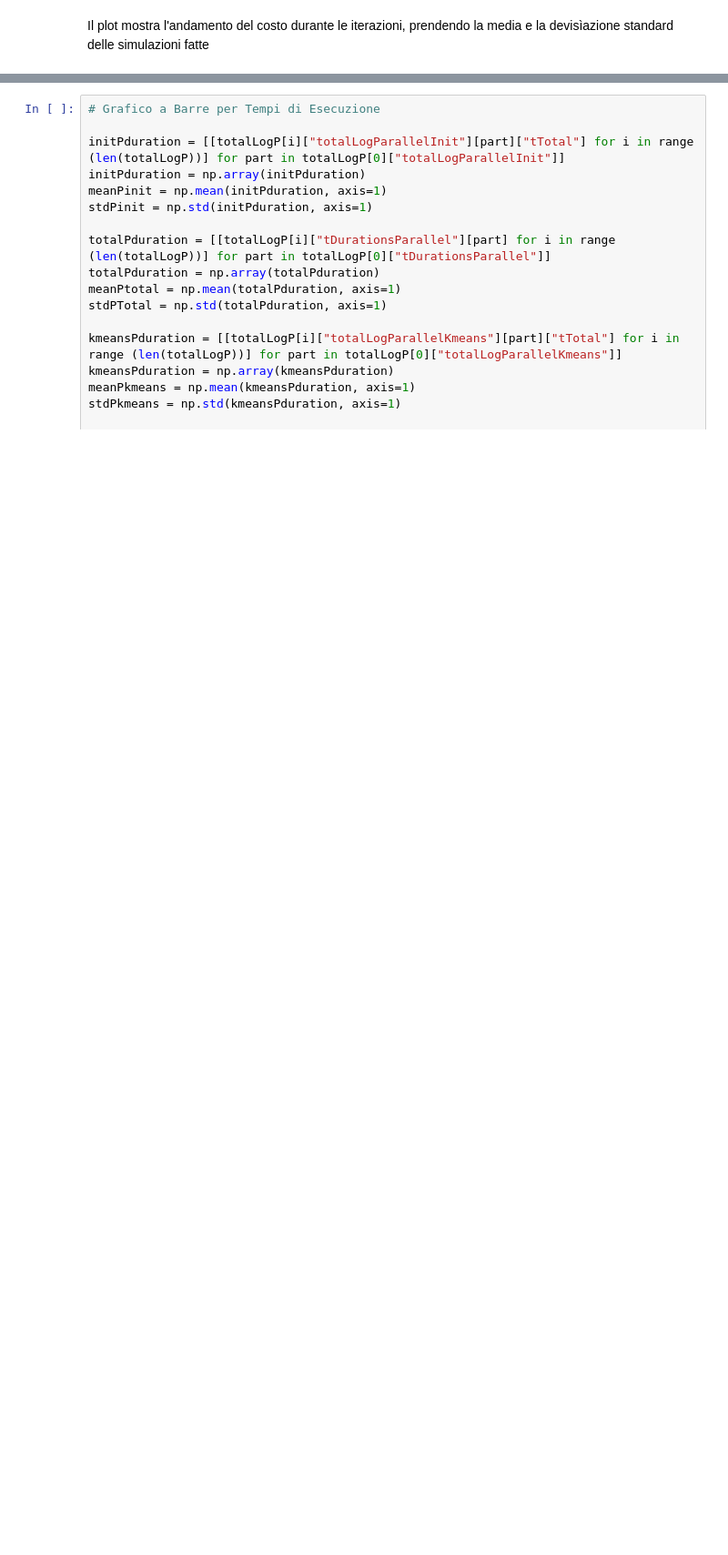
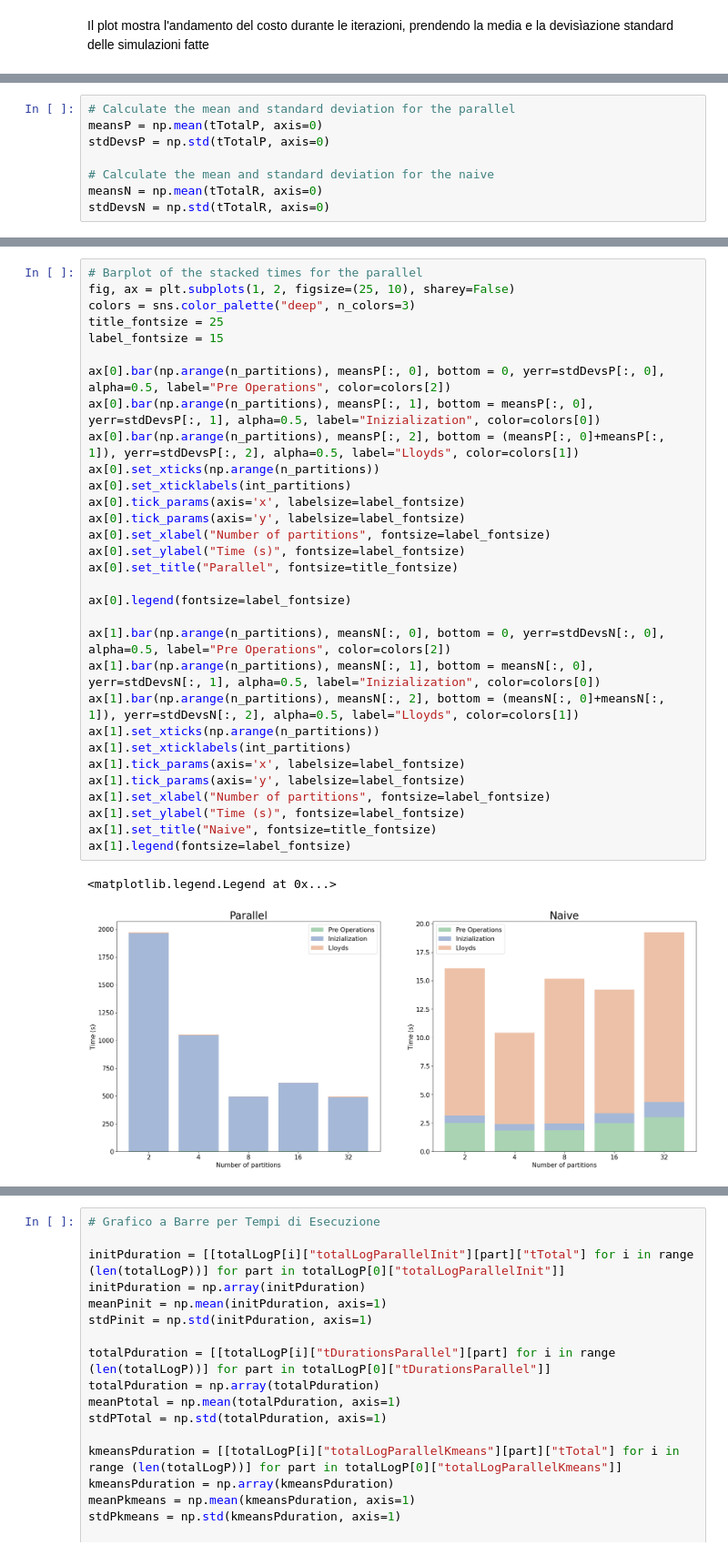
Before and after one commit to LorenzoVigorelli/Distributed-K-Means-Clustering, a Jupyter notebook: spark/DistributedKmeans/results.ipynb, the cells around one changed output, grey strips where cells are left out. Shown at 91% size. Drawn from its saved outputs; the diff is of its cells as text; blank space fills up the shorter version.

Commit message:
Barplot and moving stuff

```diff
--- a/spark/DistributedKmeans/results.ipynb
+++ b/spark/DistributedKmeans/results.ipynb
@@ -856,0 +922,8 @@ Il plot mostra l'andamento del costo durante le iterazioni, prendendo la media e
+# %%
+# Calculate the mean and standard deviation for the parallel
+meansP = np.mean(tTotalP, axis=0)
+stdDevsP = np.std(tTotalP, axis=0)
+
+# Calculate the mean and standard deviation for the naive
+meansN = np.mean(tTotalR, axis=0)
+stdDevsN = np.std(tTotalR, axis=0)
@@ -856,0 +959,34 @@ Il plot mostra l'andamento del costo durante le iterazioni, prendendo la media e
+# %%
+# Barplot of the stacked times for the parallel
+fig, ax = plt.subplots(1, 2, figsize=(25, 10), sharey=False)
+colors = sns.color_palette("deep", n_colors=3)
+title_fontsize = 25
+label_fontsize = 15
+
+ax[0].bar(np.arange(n_partitions), meansP[:, 0], bottom = 0, yerr=stdDevsP[:, 0], alpha=0.5, label="Pre Operations", color=colors[2])
+ax[0].bar(np.arange(n_partitions), meansP[:, 1], bottom = meansP[:, 0], yerr=stdDevsP[:, 1], alpha=0.5, label="Inizialization", color=colors[0])
+ax[0].bar(np.arange(n_partitions), meansP[:, 2], bottom = (meansP[:, 0]+meansP[:, 1]), yerr=stdDevsP[:, 2], alpha=0.5, label="Lloyds", color=colors[1])
+ax[0].set_xticks(np.arange(n_partitions))
+ax[0].set_xticklabels(int_partitions)
+ax[0].tick_params(axis='x', labelsize=label_fontsize)
+ax[0].tick_params(axis='y', labelsize=label_fontsize)
+ax[0].set_xlabel("Number of partitions", fontsize=label_fontsize)
+ax[0].set_ylabel("Time (s)", fontsize=label_fontsize)
+ax[0].set_title("Parallel", fontsize=title_fontsize)
+
+ax[0].legend(fontsize=label_fontsize)
+
+ax[1].bar(np.arange(n_partitions), meansN[:, 0], bottom = 0, yerr=stdDevsN[:, 0], alpha=0.5, label="Pre Operations", color=colors[2])
+ax[1].bar(np.arange(n_partitions), meansN[:, 1], bottom = meansN[:, 0], yerr=stdDevsN[:, 1], alpha=0.5, label="Inizialization", color=colors[0])
+ax[1].bar(np.arange(n_partitions), meansN[:, 2], bottom = (meansN[:, 0]+meansN[:, 1]), yerr=stdDevsN[:, 2], alpha=0.5, label="Lloyds", color=colors[1])
+ax[1].set_xticks(np.arange(n_partitions))
+ax[1].set_xticklabels(int_partitions)
+ax[1].tick_params(axis='x', labelsize=label_fontsize)
+ax[1].tick_params(axis='y', labelsize=label_fontsize)
+ax[1].set_xlabel("Number of partitions", fontsize=label_fontsize)
+ax[1].set_ylabel("Time (s)", fontsize=label_fontsize)
+ax[1].set_title("Naive", fontsize=title_fontsize)
+ax[1].legend(fontsize=label_fontsize)
+# %% [output]
+<matplotlib.legend.Legend at 0x...>
+[figure, added]
```
Also changed, not shown: parts of 17 cells of this notebook, 17 other files.
